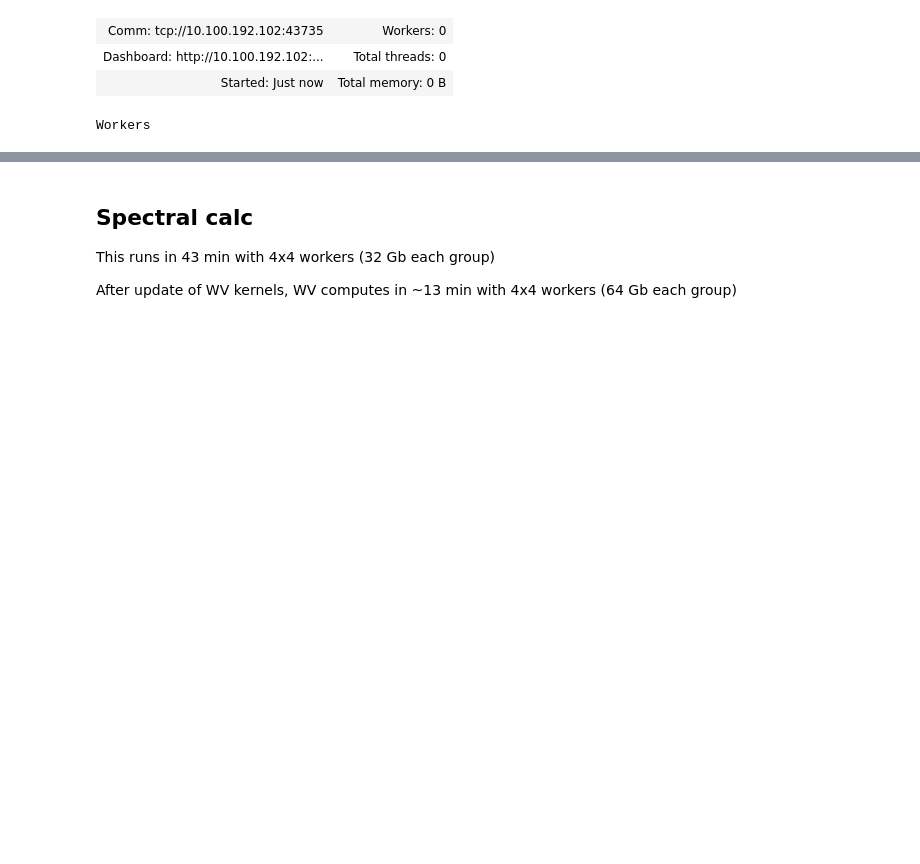
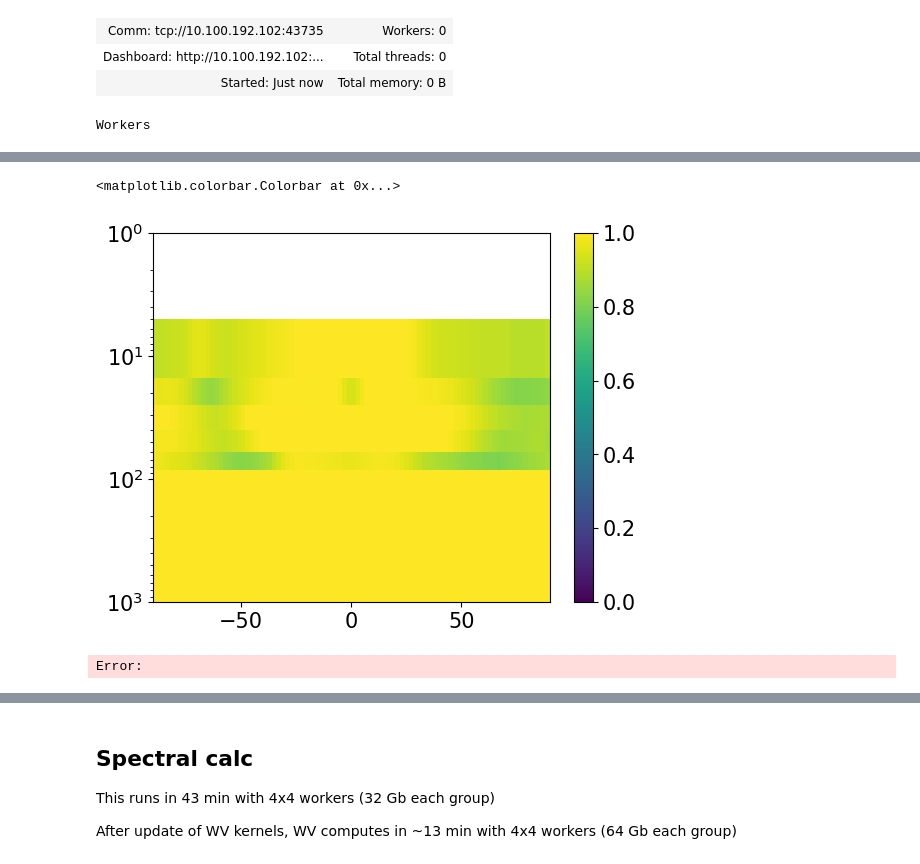
Before and after one commit to maalbanese/SpectFbCalc, a Jupyter notebook: spectfbcalc/test_kernel_spectral.ipynb, the cells around one changed output, grey strips where cells are left out. Cells and saved outputs as stored; diff of their text form; code cells hidden in the pictures; blank space fills up the shorter version.

```diff
--- a/spectfbcalc/test_kernel_spectral.ipynb
+++ b/spectfbcalc/test_kernel_spectral.ipynb
@@ -90,0 +495,2 @@ wv_vmr_log loaded
+# %%
+cond_ini.load()
@@ -90,0 +605,11 @@ wv_vmr_log loaded
+# %%
+fig, ax = plt.subplots()
+plt.pcolormesh(cond_ini.lat, cond_ini.plev, cond_ini.values, vmin = 0, vmax = 1)
+ax.set_yscale('log')
+ax.set_ylim(1000., 1.)
+#ax.set_yscale('linear')
+plt.colorbar()
+# %% [output]
+<matplotlib.colorbar.Colorbar at 0x...>
+[figure, added]
+Error:
```
Also changed, not shown: parts of 43 cells of this notebook, 1 other file.
